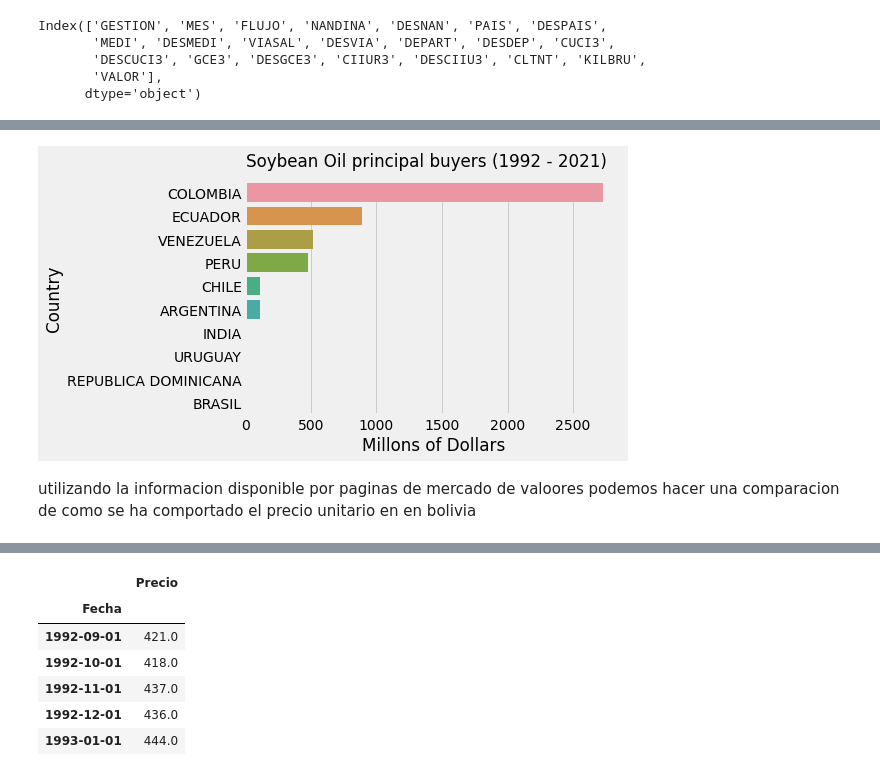
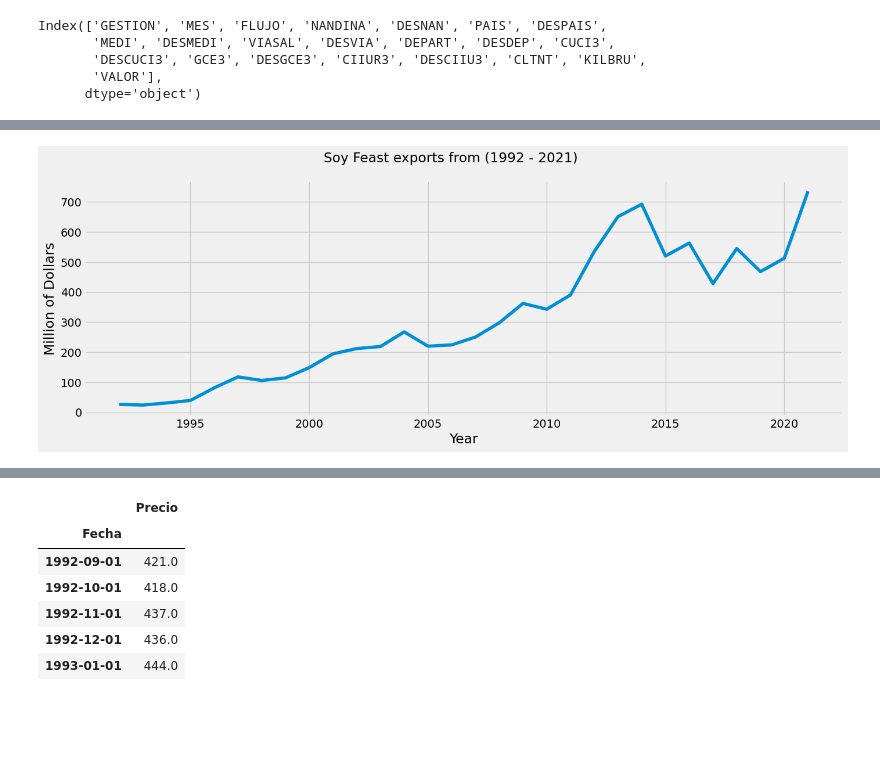
Before and after one commit to AdoxNotFound/nontraditional_exports_bolivia, a Jupyter notebook: 3. individual_analysis.ipynb, the cells around one changed output, grey strips where cells are left out. Saved outputs shown, nothing was run; the diff lists cells and outputs as text; code cells hidden in the pictures; blank space fills up the shorter version.

```diff
--- a/3. individual_analysis.ipynb
+++ b/3. individual_analysis.ipynb
@@ -20,17 +20,3 @@ Index(['GESTION', 'MES', 'FLUJO', 'NANDINA', 'DESNAN', 'PAIS', 'DESPAIS',
 # %%
 # we define this style for the plots
 plt.style.use('fivethirtyeight')
-# %%
-# Definimos esta funcion para generar una grafica de la evolucion individual de cada producto
-def cuci_expo(df, cuci, col, nombre):
-  df = df[(df['GESTION'] <= 2021) & (df['CUCI3'] == cuci)].groupby(['GESTION'])[col].sum().div(1000000).reset_index()
-  df.fillna(0, inplace=True)
-  fig, axes = plt.subplots(figsize=(15, 5))
-  fig.suptitle(nombre + ' Exports (1992 - 2021)')
-  axes.plot(df['GESTION'], df[col])
-  axes.set_xlabel('Year')
-  if col == 'VALOR':
-    axes.set_ylabel('Millon of Dollars')
-  elif col == 'KILBRU':
-    axes.set_ylabel('Thousand Tons')
-  return plt.show()
@@ -199,6 +22,0 @@ h_bar_plot(df_expo, 813, 'VALOR', 'DESPAIS', 'Soybean Meal')
-# %%
-h_bar_plot(df_expo, 4211,'VALOR', 'DESPAIS', 'Soybean Oil')
-# %% [output]
-[figure, removed]
-# %% [markdown]
-utilizando la informacion disponible por paginas de mercado de valoores podemos hacer una comparacion de como se ha comportado el precio unitario en en bolivia
@@ -207,0 +23,18 @@ df_harina = pd.read_excel("./Datos históricos Futuros harina de soja EE.UU.xlsx
+# %%
+# definimos una funcion para para poder graficar de forma mas sencilla los parametros que necesitamos
+def cuci_expo(df, cuci, col, nombre):
+  df = df[(df['GESTION'] <= 2021) & (df['CUCI3'] == cuci)].groupby(['GESTION'])[col].sum().div(1000000).reset_index()
+  df.fillna(0, inplace=True)
+  fig, axes = plt.subplots(figsize=(15, 5))
+  fig.suptitle(nombre + ' exports from (1992 - 2021)')
+  axes.plot(df['GESTION'], df[col])
+  axes.set_xlabel('Year')
+  if col == 'VALOR':
+    axes.set_ylabel('Million of Dollars')
+  elif col == 'KILBRU':
+    axes.set_ylabel('Thousand Tons')
+  return plt.show()
+# %%
+cuci_expo(df_expo, 813, 'VALOR', 'Soy Feast')
+# %% [output]
+[figure, added]
```
Also changed, not shown: parts of 54 cells of this notebook, 10 other files.
